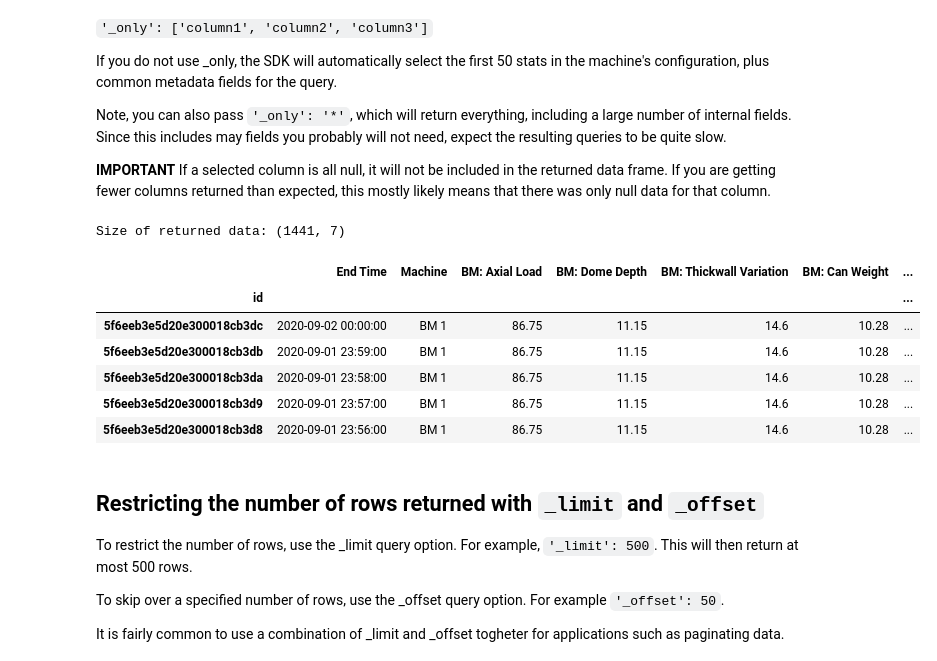
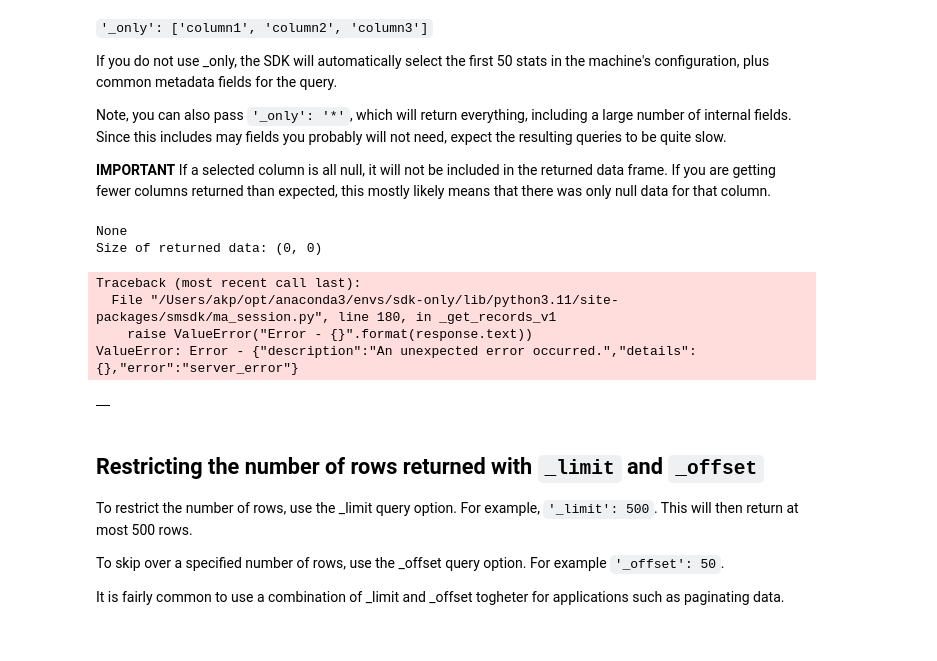
Before and after one commit to sightmachine/sightmachine-sdk, a Jupyter notebook: examples/Query Examples.ipynb, the cells around one changed output. Drawn from its saved outputs; the diff is of its cells as text; code cells hidden in the pictures; blank space fills up the shorter version.

```diff
--- a/examples/Query Examples.ipynb
+++ b/examples/Query Examples.ipynb
@@ -8,0 +11,10 @@ import pandas as pd
+# %%
+api_key = ''
+api_secret = ''
+cli = client.Client('demo')
+cli.login('apikey',
+          key_id = api_key,
+          secret_id = api_secret)
+
+types = cli.get_machine_type_names()
+types
@@ -12,15 +26,8 @@ import pandas as pd
 Cycles are the core data set in the SM Platform.  Cycles represent a unit of work on a machine and will contain a variety of data from sensors, quality managent systems, ERP, MES, etc.
 
 Each cycle is associate with a Machine and a range of time.  Each Machine has a machine type which determines the data schema.  So to query for cycle data, the first step is to lookup the machine type and then to lookup the specific machine(s) of that type.
-# %%
-cli = client.Client('tenant_name')
-cli.login('apikey',
-          key_id = 'key_name',
-          secret_id = 'secret_name')
-
-types = cli.get_machine_type_names()
-
-machine_type = types[0]
-machines = cli.get_machine_names(source_type=machine_type)
-
-columns = cli.get_machine_schema(machines[0])['display'].to_list()
+# %%
+# list machines of a specific type
+machine_type = types[2]
+machines = cli.get_machine_names(source_type=machine_type)
+machines
@@ -77,25 +125,24 @@ Note, you can also pass `'_only': '*'`, which will return everything, including
 # %%
 # Get the first 10 columns, plus Machine and End Time
 select_columns = ['Machine', 'End Time'] + columns[:5]
 
 query = {'Machine': machines[0],
-         'End Time__gte' : datetime(2020, 9, 1),
-         'End Time__lte' : datetime(2020, 9, 2),
+         'End Time__gte' : datetime(2023, 4, 1),
+         'End Time__lte' : datetime(2023, 4, 2),
          '_order_by': '-End Time',
          '_only': select_columns}
 df = cli.get_cycles(**query)
 
 print(f'Size of returned data: {df.shape}')
 df.head()
 # %% [output]
-Size of returned data: (1441, 7)
+None
+Size of returned data: (0, 0)
+Traceback (most recent call last):
+  File "/Users/akp/opt/anaconda3/envs/sdk-only/lib/python3.11/site-packages/smsdk/ma_session.py", line 180, in _get_records_v1
+    raise ValueError("Error - {}".format(response.text))
+ValueError: Error - {"description":"An unexpected error occurred.","details":{},"error":"server_error"}
-|  | End Time | Machine | BM: Axial Load | BM: Dome Depth | BM: Thickwall Variation | BM: Can Weight | ... |
-| id |  |  |  |  |  |  | ... |
-| 5f6eeb3e5d20e300018cb3dc | 2020-09-02 00:00:00 | BM 1 | 86.75 | 11.15 | 14.6 | 10.28 | ... |
-| 5f6eeb3e5d20e300018cb3db | 2020-09-01 23:59:00 | BM 1 | 86.75 | 11.15 | 14.6 | 10.28 | ... |
-| 5f6eeb3e5d20e300018cb3da | 2020-09-01 23:58:00 | BM 1 | 86.75 | 11.15 | 14.6 | 10.28 | ... |
-| 5f6eeb3e5d20e300018cb3d9 | 2020-09-01 23:57:00 | BM 1 | 86.75 | 11.15 | 14.6 | 10.28 | ... |
-| 5f6eeb3e5d20e300018cb3d8 | 2020-09-01 23:56:00 | BM 1 | 86.75 | 11.15 | 14.6 | 10.28 | ... |
+|  |
 # %% [markdown]
 ## Restricting the number of rows returned with `_limit` and `_offset`
 
```
Also changed, not shown: parts of 30 cells of this notebook.
